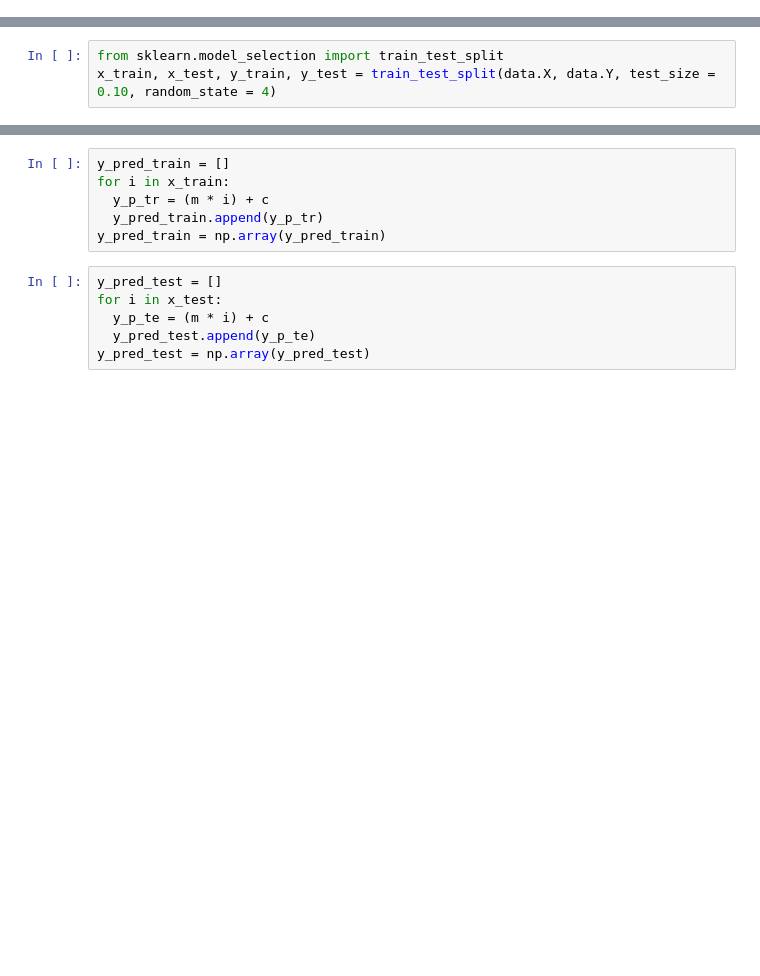
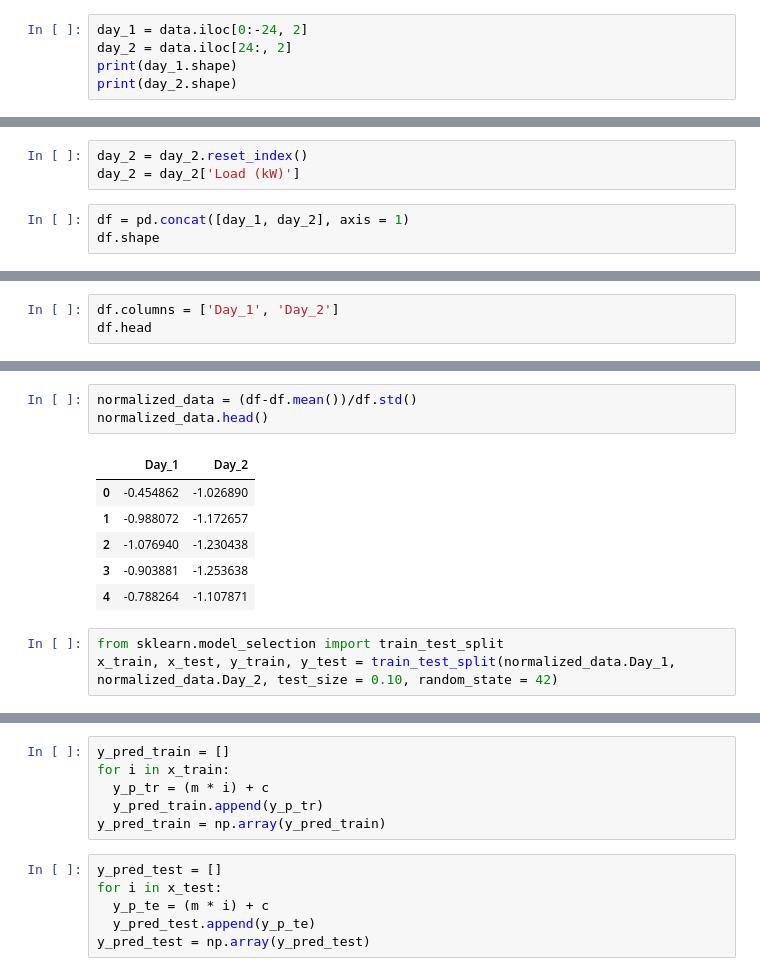
Before and after one commit to shivaniledalla/AI-ML-Track, a Jupyter notebook: Assignment7b.ipynb, the cells around one changed output, grey strips where cells are left out. Cells and saved outputs as stored; diff of their text form; blank space fills up the shorter version.

```diff
--- a/Assignment7b.ipynb
+++ b/Assignment7b.ipynb
@@ -47,0 +18,5 @@ data
+# %%
+day_1 = data.iloc[0:-24, 2]
+day_2 = data.iloc[24:, 2]
+print(day_1.shape)
+print(day_2.shape)
@@ -47,0 +26,6 @@ data
+# %%
+day_2 = day_2.reset_index()
+day_2 = day_2['Load (kW)']
+# %%
+df = pd.concat([day_1, day_2], axis = 1)
+df.shape
@@ -47,0 +34,3 @@ data
+# %%
+df.columns = ['Day_1', 'Day_2']
+df.head
@@ -48,4 +52,14 @@ data
+# %%
+normalized_data = (df-df.mean())/df.std()
+normalized_data.head()
+# %% [output]
+|  | Day_1 | Day_2 |
+| 0 | -0.454862 | -1.026890 |
+| 1 | -0.988072 | -1.172657 |
+| 2 | -1.076940 | -1.230438 |
+| 3 | -0.903881 | -1.253638 |
+| 4 | -0.788264 | -1.107871 |
 # %%
 from sklearn.model_selection import train_test_split
-x_train, x_test, y_train, y_test = train_test_split(data.X, data.Y, test_size = 0.10, random_state = 4)
+x_train, x_test, y_train, y_test = train_test_split(normalized_data.Day_1, normalized_data.Day_2, test_size = 0.10, random_state = 42)
 # %%
```
Also changed, not shown: parts of 11 cells of this notebook.
